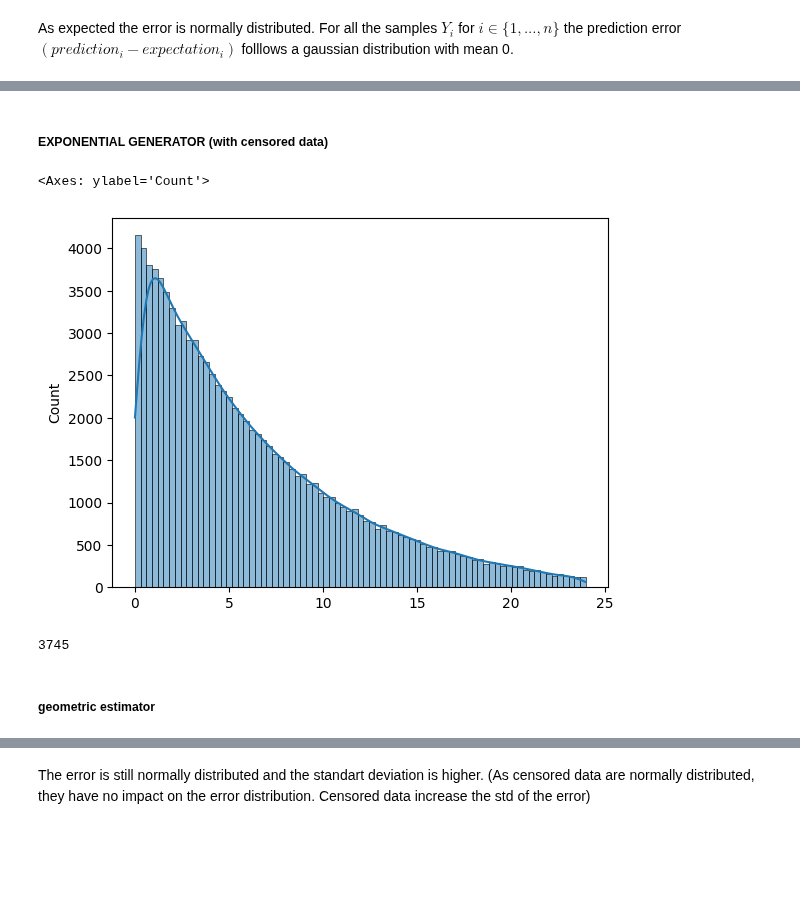
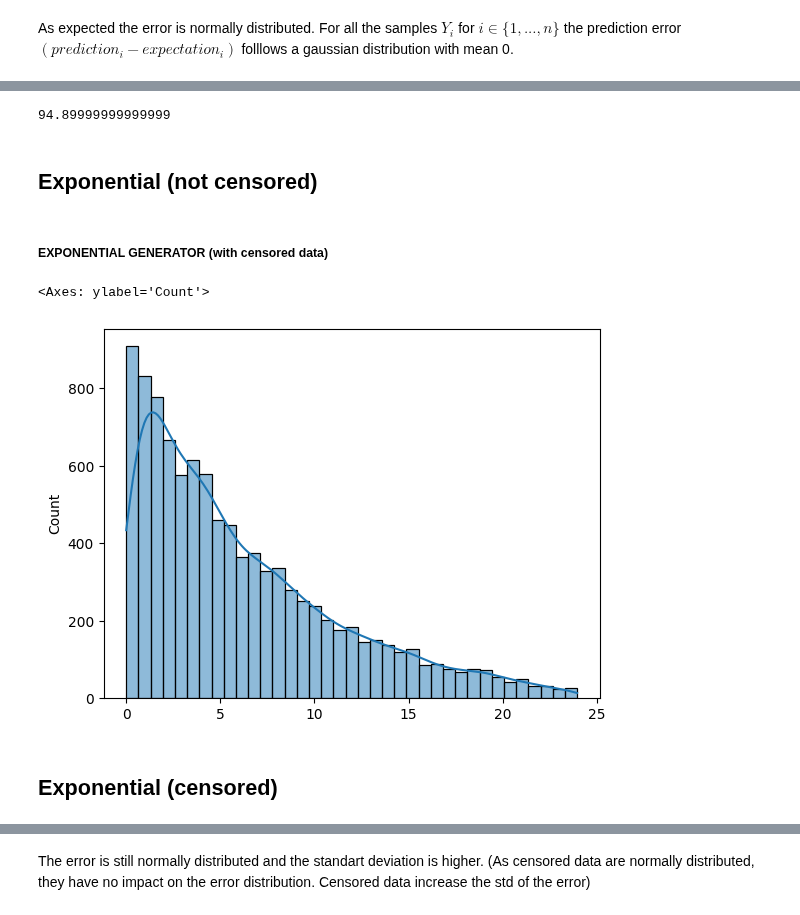
Before and after one commit to louizaaouaouche/Statistical-estimation-of-CLV, a Jupyter notebook: src/notebook.ipynb, the cells around one changed output, grey strips where cells are left out. Saved outputs shown, nothing was run; the diff lists cells and outputs as text; code cells hidden in the pictures; blank space fills up the shorter version.

```diff
--- a/src/notebook.ipynb
+++ b/src/notebook.ipynb
@@ -61,13 +67,16 @@ def geom_clv_estimator(T):
     return np.sum(T)/len(T)
 # %%
 mean = 10
-size= 100000
-n = 100000 # number of generations
+size= 10000
+n = 10000 # number of generations
 
 clv_geom = []
+Y_n = []
 
 for i in range(n):
-    clv_geom.append(geom_clv_estimator(generate_exponential_perfect(mean, size)))
+    Y_i = generate_exponential_perfect(mean, size)
+    Y_n.append(Y_i)
+    clv_geom.append(geom_clv_estimator(Y_i))
 
 clv_geom_avg = np.mean(clv_geom)
 clv_geom_errors = np.array(clv_geom) - mean
@@ -90,3 +143,9 @@ CONVERGENCE :
+# %%
+confidence_lvl(np.mean(lower_geom_nc), np.mean(upper_geom_nc), clv_geom)
+# %% [output]
+94.89999999999999
+# %% [markdown]
+## Exponential (not censored)
 # %% [markdown]
 ##### EXPONENTIAL GENERATOR (with censored data)
 # %%
@@ -97,19 +156,15 @@ def generate_exponential(mean, size , obs_duration):
     return Y , ancient
 # %%
 mean = 10
-size= 100000
+size= 10000
 DureeObs = 12*2
 Y, ancient = generate_exponential(mean, size, DureeObs)
 sns.histplot(Y, kde = True)
 # %% [output]
 <Axes: ylabel='Count'>
-[figure, old version]
+[figure, new version]
-# %%
-len(np.where(Y==ancient)[0])
-# %% [output]
-3745
-# %% [markdown]
-##### geometric estimator
+# %% [markdown]
+## Exponential (censored)
 # %%
 def CI_clv(a,Y,ancient):
     len_A = len(np.where(Y!=ancient)[0])
```
Also changed, not shown: parts of 34 cells of this notebook.
